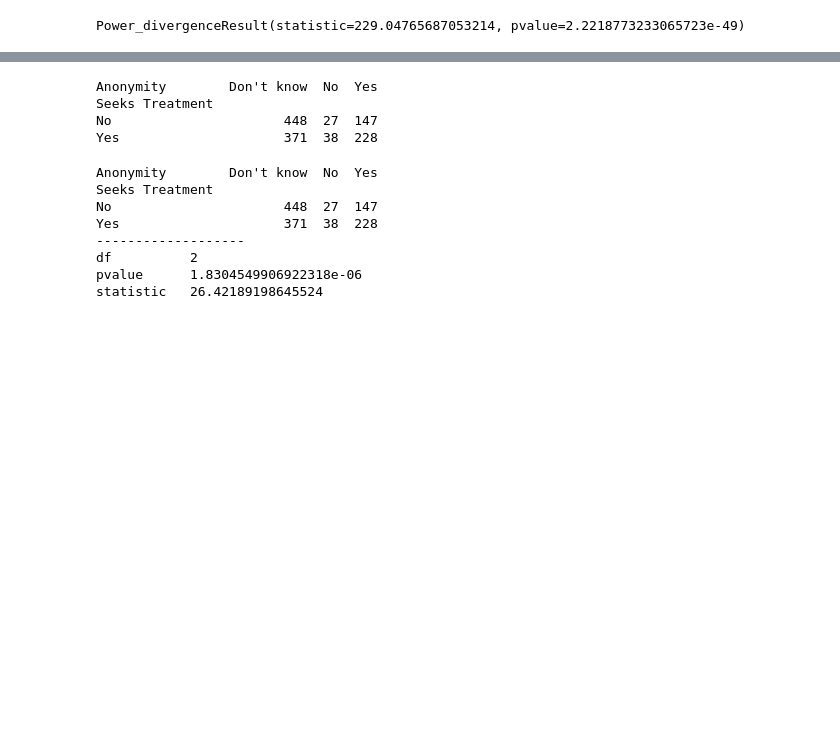
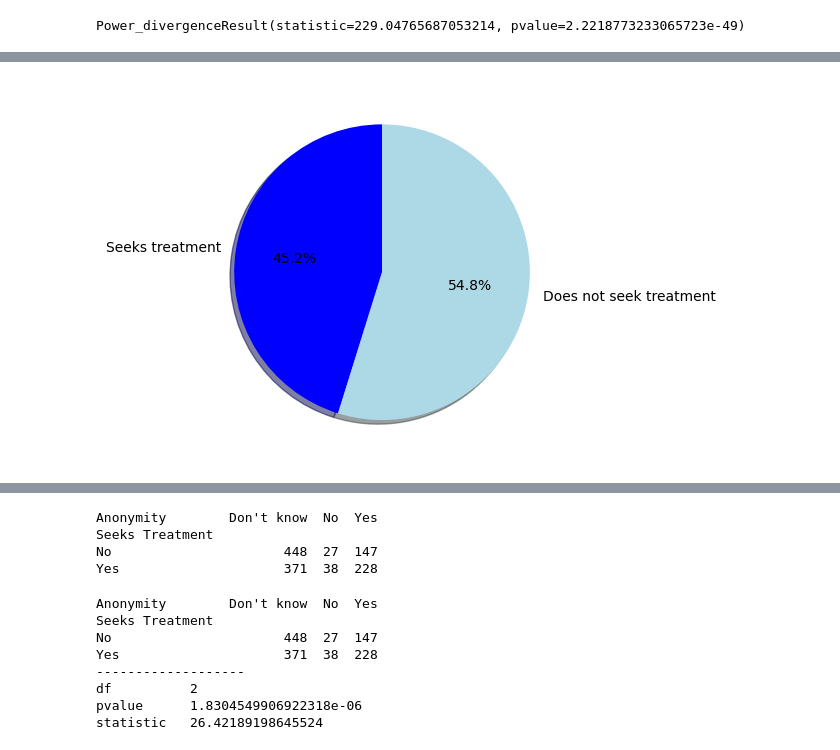
Before and after one commit to stephanieesamperio/Project3, a Jupyter notebook: Mai.ipynb, the cells around one changed output, grey strips where cells are left out. Saved outputs shown, nothing was run; the diff lists cells and outputs as text; code cells hidden in the pictures; blank space fills up the shorter version.

```diff
--- a/Mai.ipynb
+++ b/Mai.ipynb
@@ -88,0 +93,10 @@ statistic   55.26870128808481
+# %%
+mai_df2male = [446,541]
+mylabels  = ['Seeks treatment', "Does not seek treatment"]
+mcolors = ['blue', 'lightblue']
+plt.pie(mai_df2male, labels = mylabels, colors = mcolors, autopct='%1.1f%%',
+        shadow=True, startangle=90)
+
+plt.savefig('Resources/gender_vs_seekinghelpmale.png',bbox_inches = 'tight')
+# %% [output]
+[figure, added]
```
Also changed, not shown: parts of 9 cells of this notebook, 8 other files.
